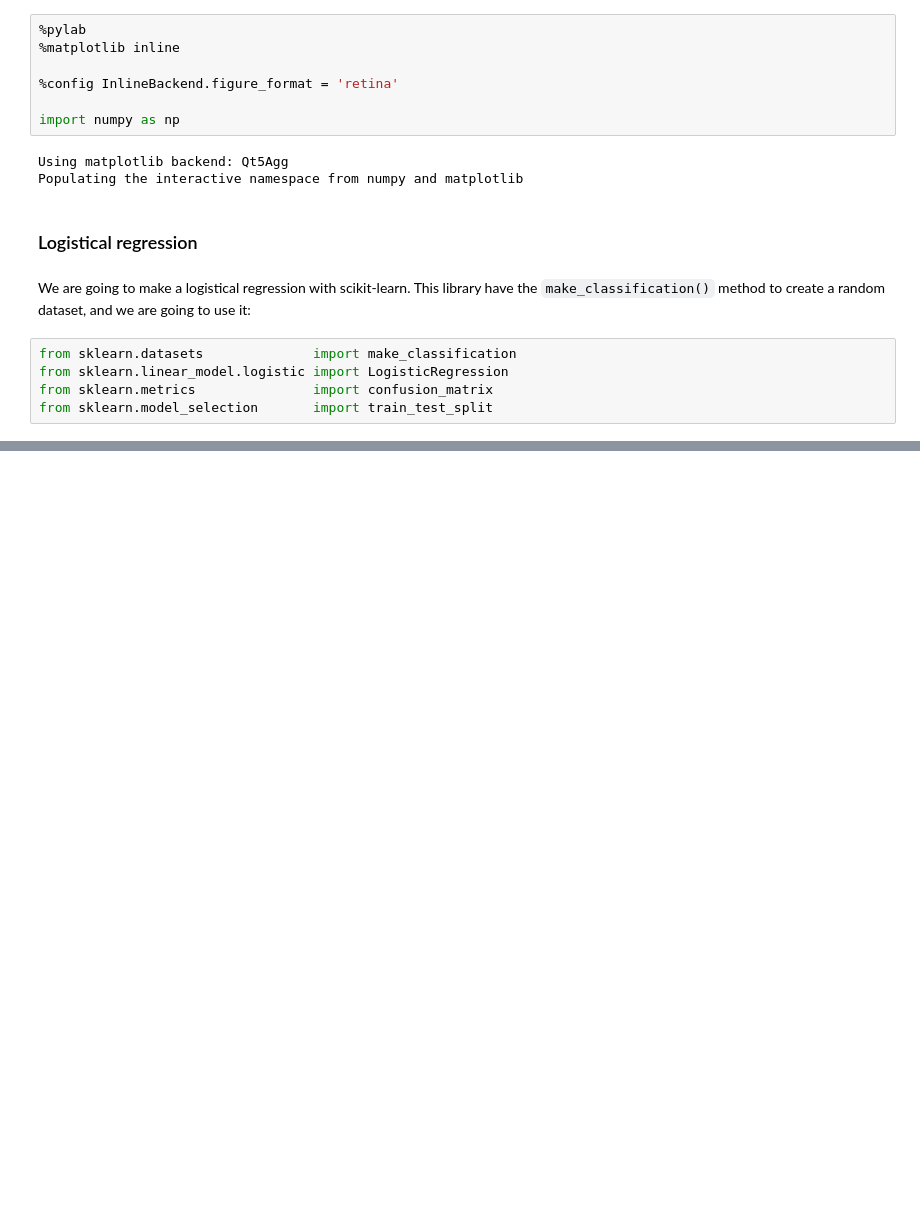
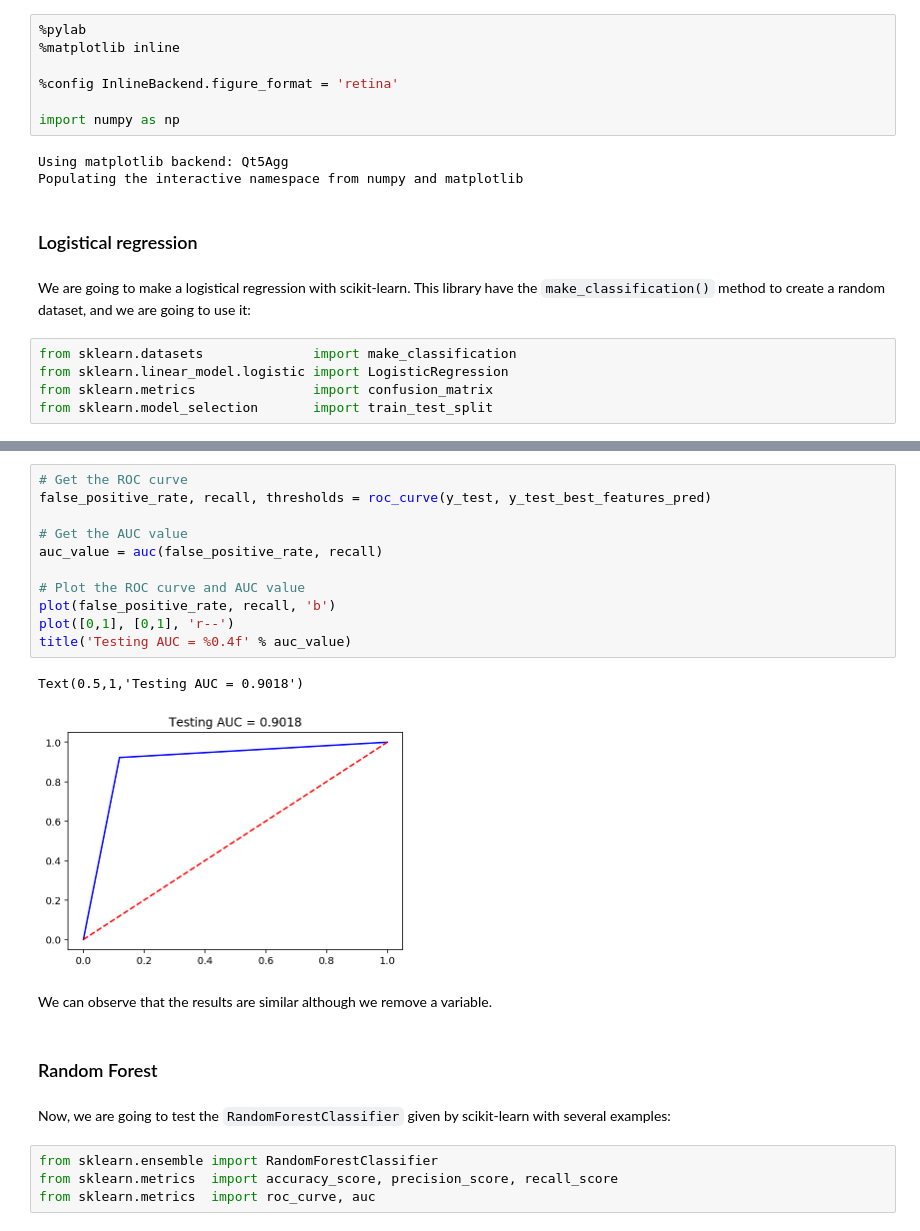
Before and after one commit to jmssalas/master-bigdata-businessanalytics, a Jupyter notebook: 03-applied machine learning/02-supervised-learning/02-classification.ipynb, the cells around one changed output, grey strips where cells are left out. Saved outputs shown, nothing was run; the diff lists cells and outputs as text; blank space fills up the shorter version.

```diff
--- a/03-applied machine learning/02-supervised-learning/02-classification.ipynb
+++ b/03-applied machine learning/02-supervised-learning/02-classification.ipynb
@@ -72,0 +293,24 @@ Both matrix have the similar results, so we can say that there is not overfittin
+# %%
+# Get the ROC curve
+false_positive_rate, recall, thresholds = roc_curve(y_test, y_test_best_features_pred)
+
+# Get the AUC value
+auc_value = auc(false_positive_rate, recall)
+
+# Plot the ROC curve and AUC value
+plot(false_positive_rate, recall, 'b')
+plot([0,1], [0,1], 'r--')
+title('Testing AUC = %0.4f' % auc_value)
+# %% [output]
+Text(0.5,1,'Testing AUC = 0.9018')
+[figure, added]
+# %% [markdown]
+We can observe that the results are similar although we remove a variable.
+# %% [markdown]
+### Random Forest
+# %% [markdown]
+Now, we are going to test the `RandomForestClassifier` given by scikit-learn with several examples:
+# %%
+from sklearn.ensemble import RandomForestClassifier
+from sklearn.metrics  import accuracy_score, precision_score, recall_score
+from sklearn.metrics  import roc_curve, auc
```
Also changed, not shown: parts of 33 cells of this notebook, 2 other files.
